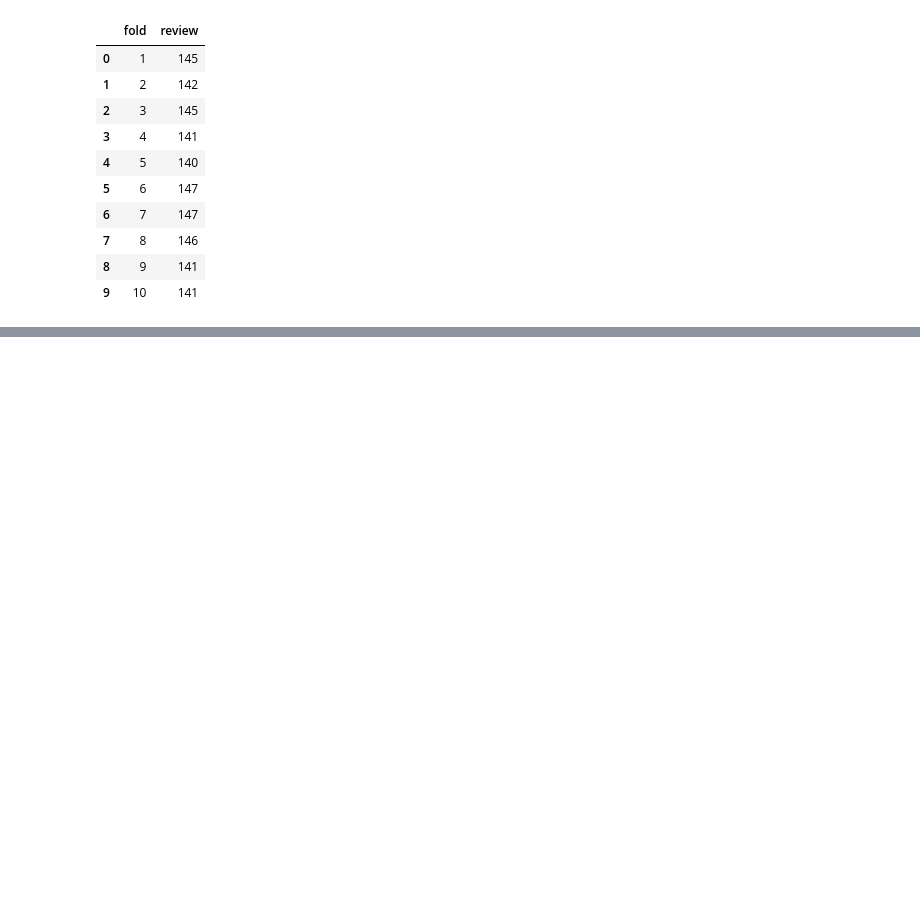
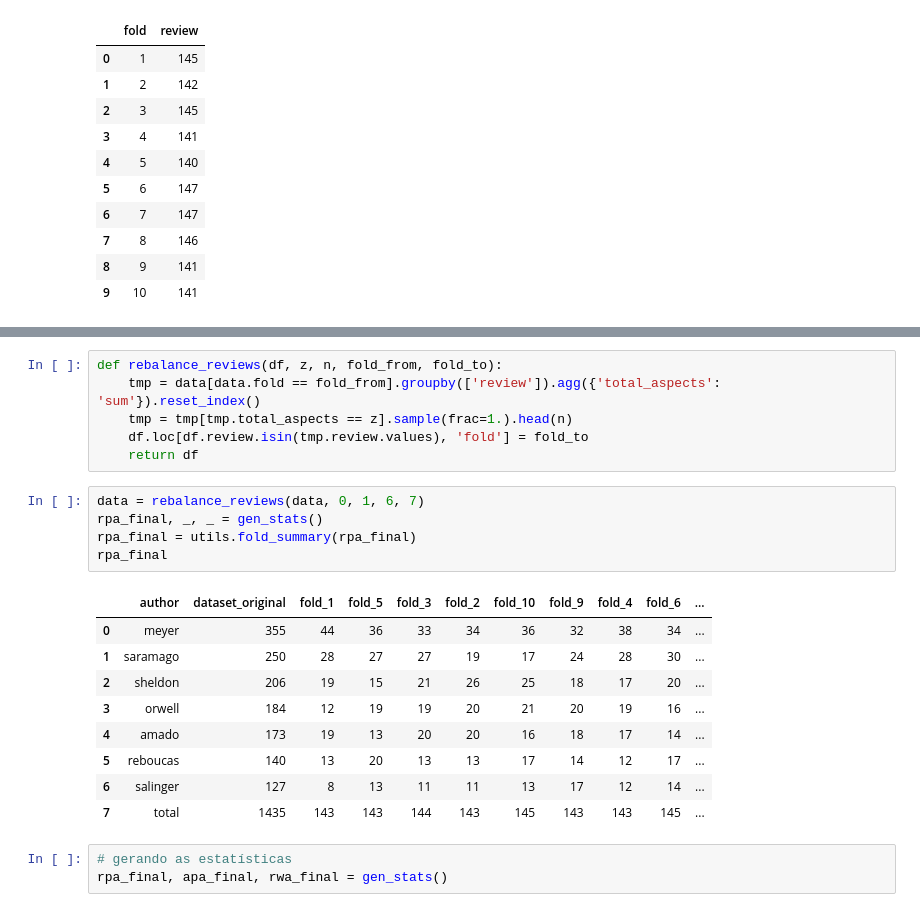
Before and after one commit to jcfneto/aspect_extraction, a Jupyter notebook: notebooks/stratifying_reli.ipynb, the cells around one changed output, grey strips where cells are left out. Saved outputs shown, nothing was run; the diff lists cells and outputs as text; blank space fills up the shorter version.

```diff
--- a/notebooks/stratifying_reli.ipynb
+++ b/notebooks/stratifying_reli.ipynb
@@ -131,0 +169,24 @@ reviews_with_aspects
+# %%
+def rebalance_reviews(df, z, n, fold_from, fold_to):
+    tmp = data[data.fold == fold_from].groupby(['review']).agg({'total_aspects': 'sum'}).reset_index()
+    tmp = tmp[tmp.total_aspects == z].sample(frac=1.).head(n)
+    df.loc[df.review.isin(tmp.review.values), 'fold'] = fold_to
+    return df
+# %%
+data = rebalance_reviews(data, 0, 1, 6, 7)
+rpa_final, _, _ = gen_stats()
+rpa_final = utils.fold_summary(rpa_final)
+rpa_final
+# %% [output]
+|  | author | dataset_original | fold_1 | fold_5 | fold_3 | fold_2 | fold_10 | fold_9 | fold_4 | fold_6 | ... |
+| 0 | meyer | 355 | 44 | 36 | 33 | 34 | 36 | 32 | 38 | 34 | ... |
+| 1 | saramago | 250 | 28 | 27 | 27 | 19 | 17 | 24 | 28 | 30 | ... |
+| 2 | sheldon | 206 | 19 | 15 | 21 | 26 | 25 | 18 | 17 | 20 | ... |
+| 3 | orwell | 184 | 12 | 19 | 19 | 20 | 21 | 20 | 19 | 16 | ... |
+| 4 | amado | 173 | 19 | 13 | 20 | 20 | 16 | 18 | 17 | 14 | ... |
+| 5 | reboucas | 140 | 13 | 20 | 13 | 13 | 17 | 14 | 12 | 17 | ... |
+| 6 | salinger | 127 | 8 | 13 | 11 | 11 | 13 | 17 | 12 | 14 | ... |
+| 7 | total | 1435 | 143 | 143 | 144 | 143 | 145 | 143 | 143 | 145 | ... |
+# %%
+# gerando as estatísticas
+rpa_final, apa_final, rwa_final = gen_stats()
```
Also changed, not shown: parts of 14 cells of this notebook, 5 other files.
